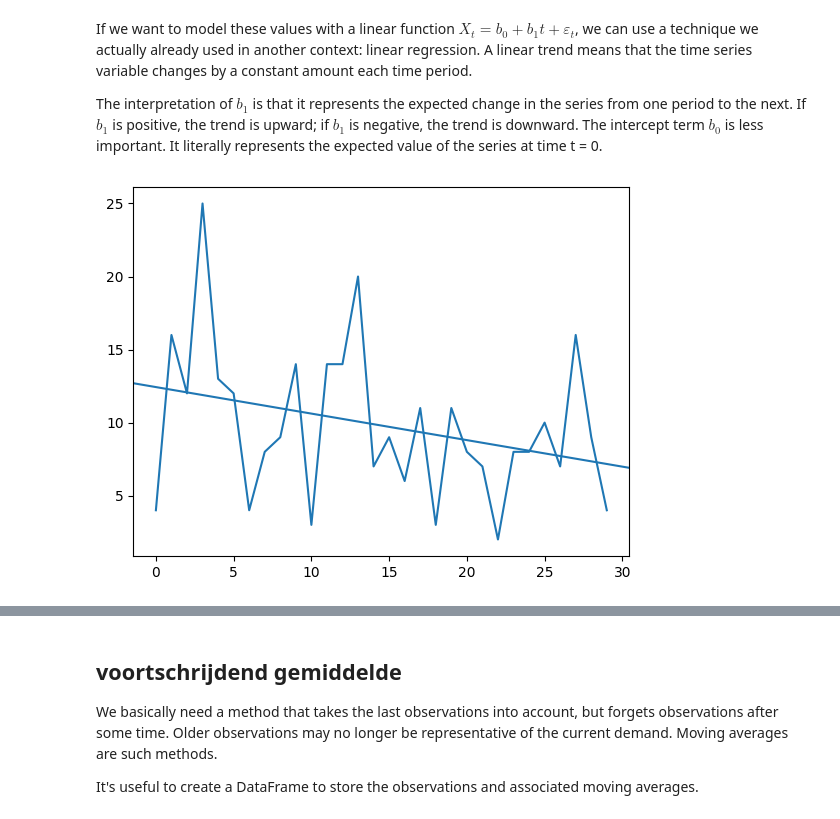
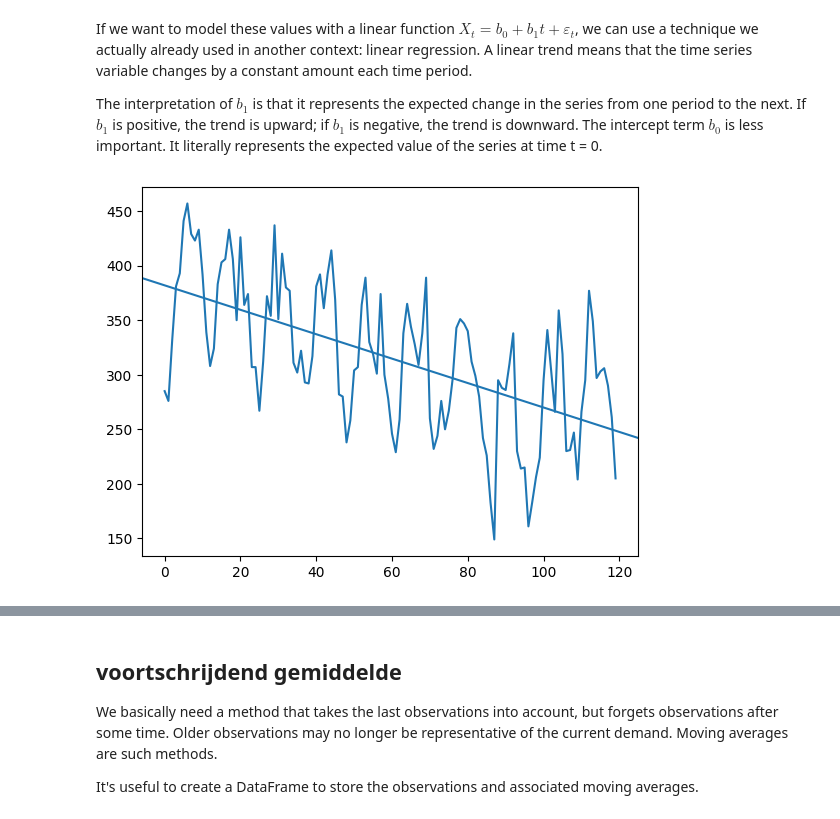
Before and after one commit to Vincent-Gielen/dsai-ex, a Jupyter notebook: Cheatsheet.ipynb, the cells around one changed output, grey strips where cells are left out. Cells and saved outputs as stored; diff of their text form; code cells hidden in the pictures.

```diff
--- a/Cheatsheet.ipynb
+++ b/Cheatsheet.ipynb
@@ -1748,12 +1822,13 @@ period to the next. If $b_1$ is positive, the trend is upward; if $b_1$ is negat
 The intercept term $b_0$ is less important. It literally represents the expected value of the series at time t = 0.
 # %%
 # Build a linear regression model
-demand_lm = LinearRegression().fit(
-    demand_ts.index.values.reshape((-1,1)),
-    demand_ts.values
+wounded_lm = LinearRegression().fit(
+    np.arange(0,120).reshape((-1,1)),
+    wounded_data['number_of_heavily_wounded'].values
 )
+
 # plot the time series and the regression line
-plt.plot(demand_ts.index.values, demand_ts.values)
-plt.axline((0, demand_lm.intercept_), slope=demand_lm.coef_[0]);
+plt.plot(np.arange(0,120), wounded_data['number_of_heavily_wounded']);
+plt.axline((0, wounded_lm.intercept_), slope=wounded_lm.coef_[0]);
 # %% [output]
-[figure, old version]
+[figure, new version]
```
Also changed, not shown: parts of 51 cells of this notebook.
